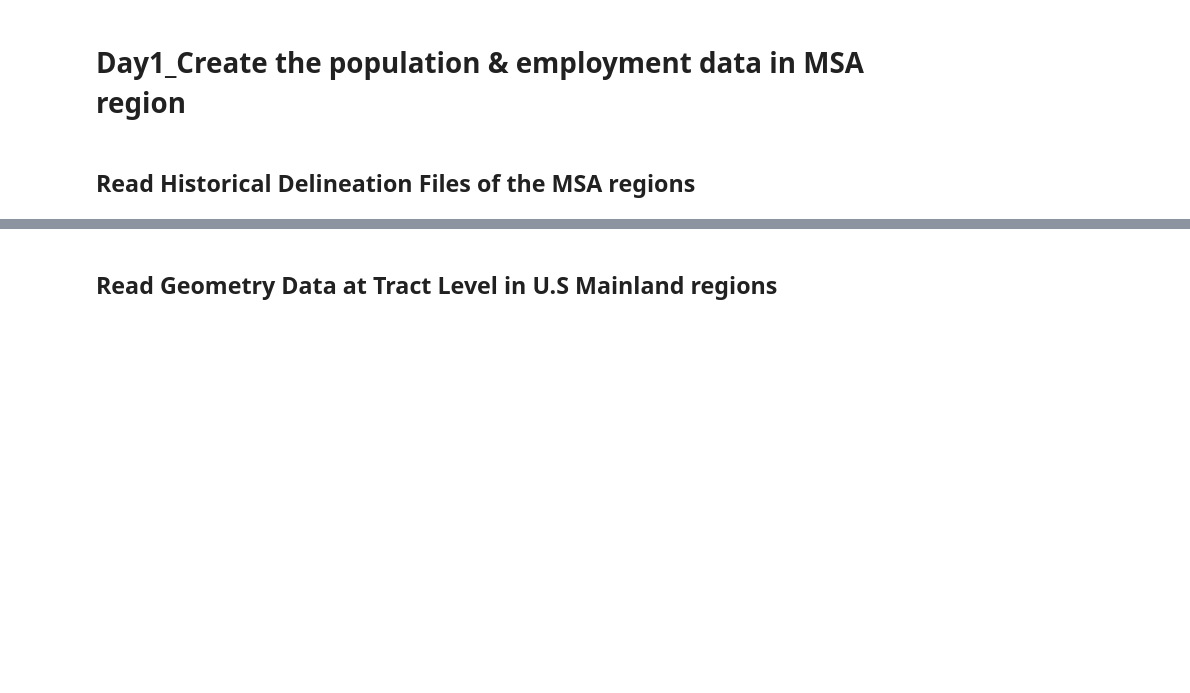
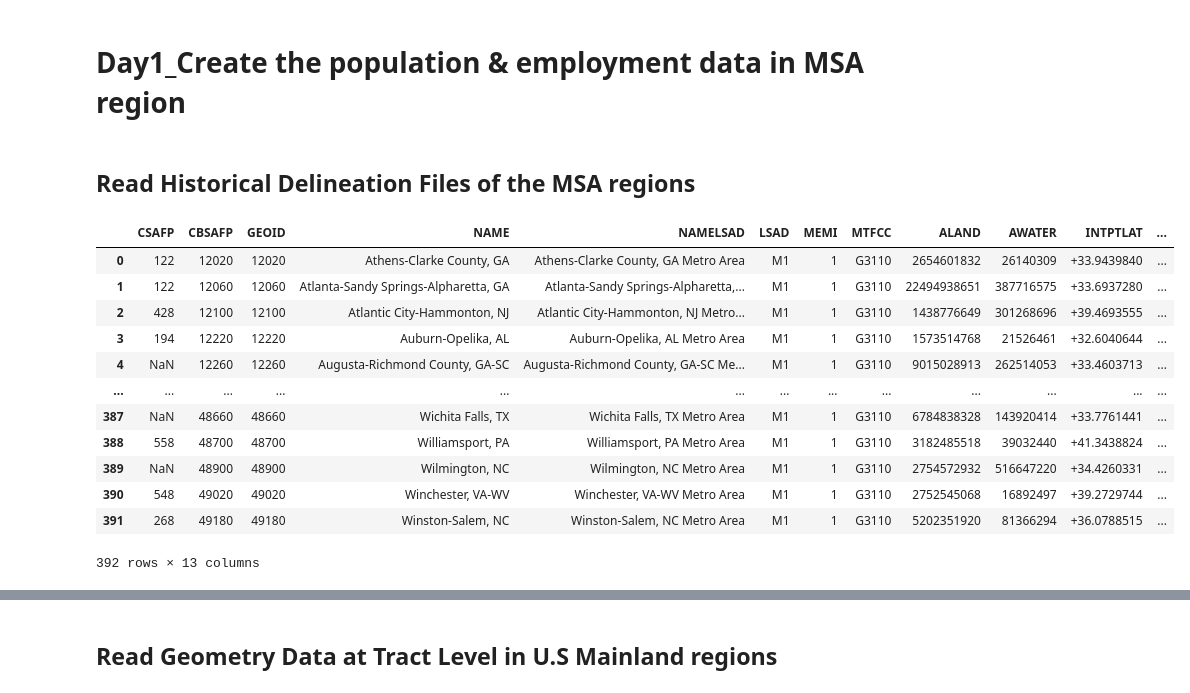
Before and after one commit to HOUPU1993/Polymetric-and-Monometric-analysis, a Jupyter notebook: Polymetric and Monometric analysis.ipynb, the cells around one changed output, grey strips where cells are left out. Saved outputs shown, nothing was run; the diff lists cells and outputs as text; code cells hidden in the pictures; blank space fills up the shorter version.

```diff
--- a/Polymetric and Monometric analysis.ipynb
+++ b/Polymetric and Monometric analysis.ipynb
@@ -17,0 +30,17 @@ pd.set_option('display.float_format', '{:.2f}'.format)
+# %%
+msa_shp = gpd.read_file('tl_2019_us_cbsa.zip')
+msa_shp
+# %% [output]
+|  | CSAFP | CBSAFP | GEOID | NAME | NAMELSAD | LSAD | MEMI | MTFCC | ALAND | AWATER | INTPTLAT | ... |
+| 0 | 122 | 12020 | 12020 | Athens-Clarke County, GA | Athens-Clarke County, GA Metro Area | M1 | 1 | G3110 | 2654601832 | 26140309 | +33.9439840 | ... |
+| 1 | 122 | 12060 | 12060 | Atlanta-Sandy Springs-Alpharetta, GA | Atlanta-Sandy Springs-Alpharetta,... | M1 | 1 | G3110 | 22494938651 | 387716575 | +33.6937280 | ... |
+| 2 | 428 | 12100 | 12100 | Atlantic City-Hammonton, NJ | Atlantic City-Hammonton, NJ Metro... | M1 | 1 | G3110 | 1438776649 | 301268696 | +39.4693555 | ... |
+| 3 | 194 | 12220 | 12220 | Auburn-Opelika, AL | Auburn-Opelika, AL Metro Area | M1 | 1 | G3110 | 1573514768 | 21526461 | +32.6040644 | ... |
+| 4 | NaN | 12260 | 12260 | Augusta-Richmond County, GA-SC | Augusta-Richmond County, GA-SC Me... | M1 | 1 | G3110 | 9015028913 | 262514053 | +33.4603713 | ... |
+| ... | ... | ... | ... | ... | ... | ... | ... | ... | ... | ... | ... | ... |
+| 387 | NaN | 48660 | 48660 | Wichita Falls, TX | Wichita Falls, TX Metro Area | M1 | 1 | G3110 | 6784838328 | 143920414 | +33.7761441 | ... |
+| 388 | 558 | 48700 | 48700 | Williamsport, PA | Williamsport, PA Metro Area | M1 | 1 | G3110 | 3182485518 | 39032440 | +41.3438824 | ... |
+| 389 | NaN | 48900 | 48900 | Wilmington, NC | Wilmington, NC Metro Area | M1 | 1 | G3110 | 2754572932 | 516647220 | +34.4260331 | ... |
+| 390 | 548 | 49020 | 49020 | Winchester, VA-WV | Winchester, VA-WV Metro Area | M1 | 1 | G3110 | 2752545068 | 16892497 | +39.2729744 | ... |
+| 391 | 268 | 49180 | 49180 | Winston-Salem, NC | Winston-Salem, NC Metro Area | M1 | 1 | G3110 | 5202351920 | 81366294 | +36.0788515 | ... |
+392 rows × 13 columns
```
Also changed, not shown: parts of 32 cells of this notebook, 1 other file.
